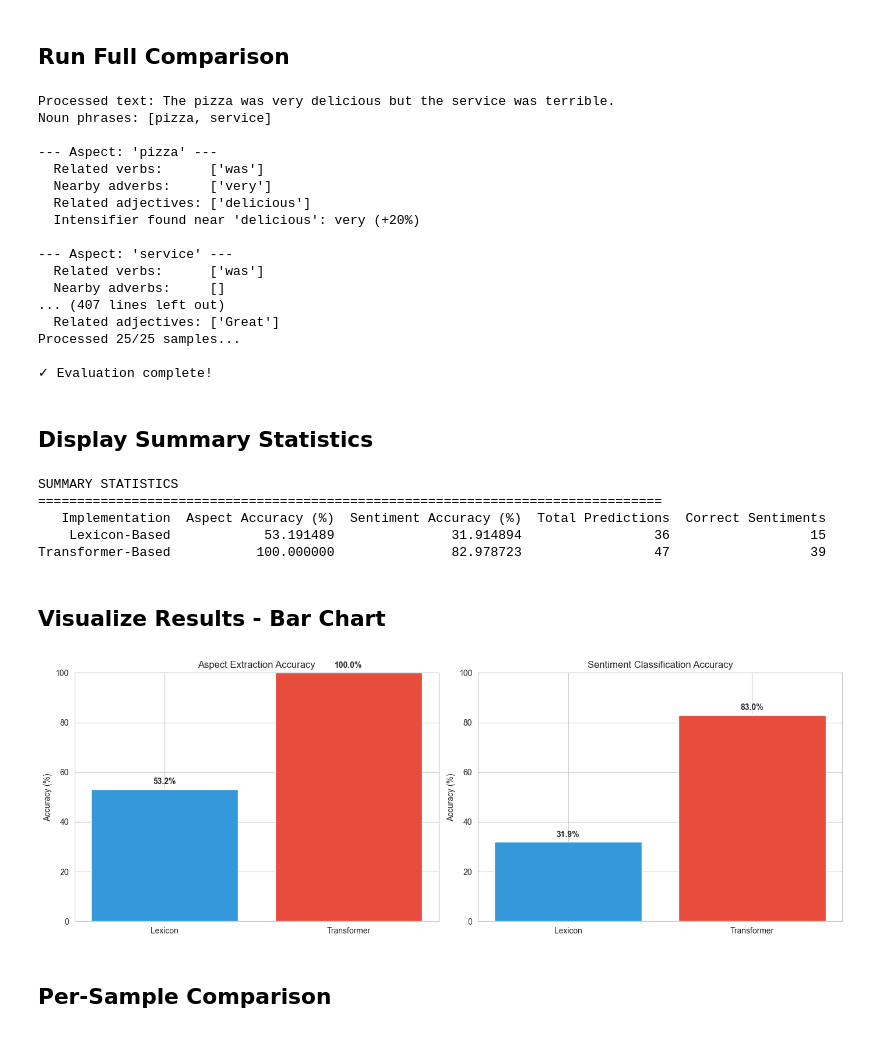
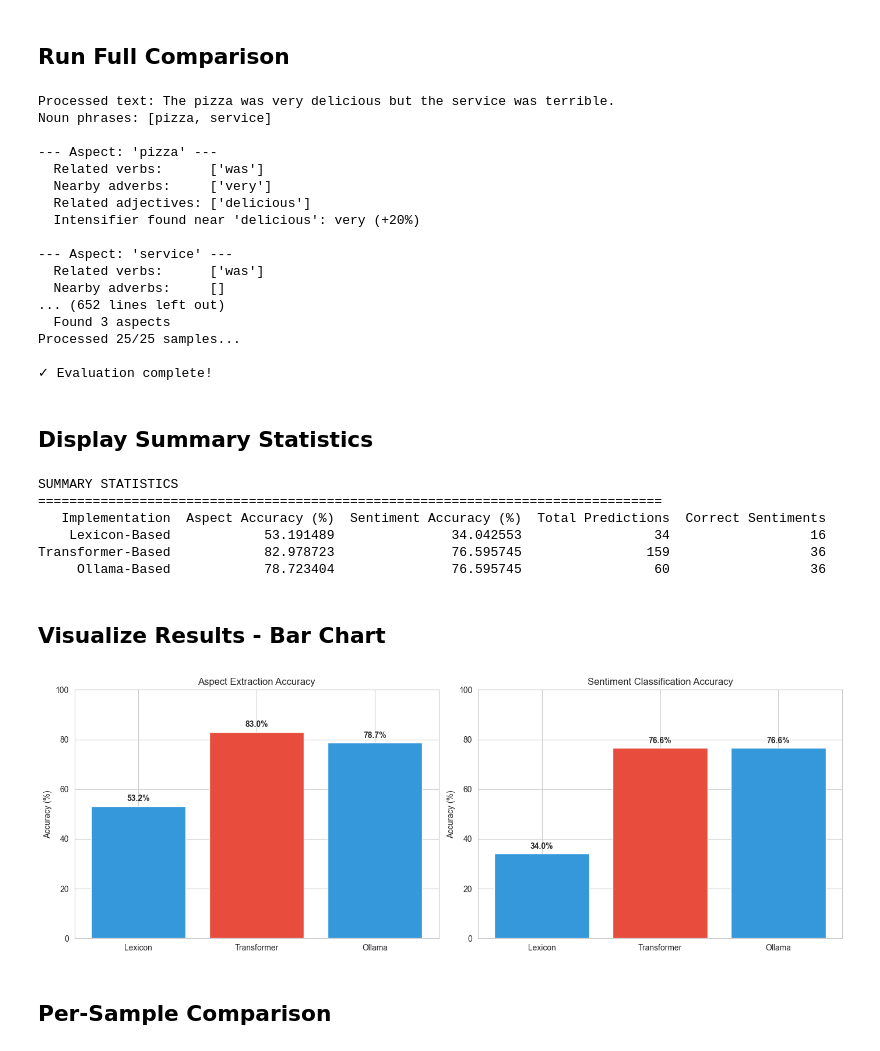
Before and after one commit to AlexandruPrimac/Aspect-Based-Sentiment-Analysis-Project, a Jupyter notebook: notebooks/comparison.ipynb, the cells around one changed output. Drawn from its saved outputs; the diff is of its cells as text; code cells hidden in the pictures.

```diff
--- a/notebooks/comparison.ipynb
+++ b/notebooks/comparison.ipynb
@@ -78,6 +82,14 @@ transformer_results = transformer_analyzer.analyze(text, aspects=expected_aspect
 for r in transformer_results:
     print(f"  {r.aspect:15} → {r.sentiment:10} (confidence: {r.confidence:.3f})")
 
+# --- Ollama-Based ---
+print("\n" + "=" * 60)
+print("Ollama-BASED RESULTS:")
+print("=" * 60)
+ollama_results = ollama_llm_analyzer.analyze(text)
+for r in ollama_results:
+    print(f"  {r.aspect:15} → {r.sentiment:10} (confidence: {r.confidence:.3f})")
+
 # --- Expected ---
 print("\n" + "=" * 60)
 print("EXPECTED RESULTS:")
@@ -125,8 +137,12 @@ def evaluate_results(predictions, expected):
 # Run on all samples
 lexicon_metrics = {'correct_aspects': 0, 'correct_sentiments': 0,
                    'total_expected': 0, 'total_predicted': 0}
+
 transformer_metrics = {'correct_aspects': 0, 'correct_sentiments': 0,
                        'total_expected': 0, 'total_predicted': 0}
+
+ollama_metrics = {'correct_aspects': 0, 'correct_sentiments': 0,
+                  'total_expected': 0, 'total_predicted': 0}
 
 results_list = []
 
@@ -137,17 +153,20 @@ for i, test_case in enumerate(test_data):
 
     # Get predictions
     lex_results = lexicon_analyzer.analyze(text)
-    trans_results = transformer_analyzer.analyze(text, expected_aspects)
+    trans_results = transformer_analyzer.analyze(text)
+    ollama_results = ollama_llm_analyzer.analyze(text)
 
     # Evaluate
     lex_eval = evaluate_results(lex_results, expected)
     trans_eval = evaluate_results(trans_results, expected)
+    ollama_eval = evaluate_results(ollama_results, expected)
 
     # Store results
     results_list.append({
         'text': text,
         'lexicon_correct': lex_eval['correct_sentiments'],
         'transformer_correct': trans_eval['correct_sentiments'],
+        'ollama_correct': ollama_eval['correct_sentiments'],
         'total_aspects': len(expected)
     })
 
@@ -155,6 +174,7 @@ for i, test_case in enumerate(test_data):
     for key in ['correct_aspects', 'correct_sentiments', 'total_expected', 'total_predicted']:
         lexicon_metrics[key] += lex_eval[key]
         transformer_metrics[key] += trans_eval[key]
+        ollama_metrics[key] += ollama_eval[key]
 
     if (i + 1) % 5 == 0:
         print(f"Processed {i + 1}/{len(test_data)} samples...")
@@ -173,8 +193,8 @@ Noun phrases: [pizza, service]
 --- Aspect: 'service' ---
   Related verbs:      ['was']
   Nearby adverbs:     []
-... (407 lines left out)
-  Related adjectives: ['Great']
+... (652 lines left out)
+  Found 3 aspects
 Processed 25/25 samples...
 
 ✓ Evaluation complete!
@@ -188,15 +208,22 @@ lex_sent_acc = lexicon_metrics['correct_sentiments'] / lexicon_metrics['total_ex
 trans_aspect_acc = transformer_metrics['correct_aspects'] / transformer_metrics['total_expected'] * 100
 trans_sent_acc = transformer_metrics['correct_sentiments'] / transformer_metrics['total_expected'] * 100
 
+ollama_aspect_acc = ollama_metrics['correct_aspects'] / ollama_metrics['total_expected'] * 100
+ollama_sent_acc = ollama_metrics['correct_sentiments'] / ollama_metrics['total_expected'] * 100
+
 # Create summary DataFrame
 summary_data = {
-    'Implementation': ['Lexicon-Based', 'Transformer-Based'],
-    'Aspect Accuracy (%)': [lex_aspect_acc, trans_aspect_acc],
-    'Sentiment Accuracy (%)': [lex_sent_acc, trans_sent_acc],
+    'Implementation': ['Lexicon-Based', 'Transformer-Based', 'Ollama-Based'],
+    'Aspect Accuracy (%)': [lex_aspect_acc, trans_aspect_acc, ollama_aspect_acc],
+    'Sentiment Accuracy (%)': [lex_sent_acc, trans_sent_acc, ollama_sent_acc],
+
     'Total Predictions': [lexicon_metrics['total_predicted'],
-                          transformer_metrics['total_predicted']],
+                          transformer_metrics['total_predicted'],
+                          ollama_metrics['total_predicted']],
+
     'Correct Sentiments': [lexicon_metrics['correct_sentiments'],
-                           transformer_metrics['correct_sentiments']]
+                           transformer_metrics['correct_sentiments'],
+                           ollama_metrics['correct_sentiments']]
 }
 
 summary_df = pd.DataFrame(summary_data)
@@ -207,38 +234,39 @@ print(summary_df.to_string(index=False))
 SUMMARY STATISTICS
 ================================================================================
    Implementation  Aspect Accuracy (%)  Sentiment Accuracy (%)  Total Predictions  Correct Sentiments
-    Lexicon-Based            53.191489               31.914894                 36                  15
-Transformer-Based           100.000000               82.978723                 47                  39
+    Lexicon-Based            53.191489               34.042553                 34                  16
+Transformer-Based            82.978723               76.595745                159                  36
+     Ollama-Based            78.723404               76.595745                 60                  36
 # %% [markdown]
 ## Visualize Results - Bar Chart
 # %%
 # Create comparison bar chart
 fig, axes = plt.subplots(1, 2, figsize=(14, 5))
 
 # Aspect Accuracy
-aspects_data = ['Lexicon', 'Transformer']
-aspects_values = [lex_aspect_acc, trans_aspect_acc]
+aspects_data = ['Lexicon', 'Transformer', 'Ollama']
+aspects_values = [lex_aspect_acc, trans_aspect_acc, ollama_aspect_acc]
 axes[0].bar(aspects_data, aspects_values, color=['#3498db', '#e74c3c'])
 axes[0].set_ylabel('Accuracy (%)')
 axes[0].set_title('Aspect Extraction Accuracy')
 axes[0].set_ylim([0, 100])
 for i, v in enumerate(aspects_values):
     axes[0].text(i, v + 2, f'{v:.1f}%', ha='center', fontweight='bold')
 
 # Sentiment Accuracy
-sentiment_data = ['Lexicon', 'Transformer']
-sentiment_values = [lex_sent_acc, trans_sent_acc]
+sentiment_data = ['Lexicon', 'Transformer', 'Ollama']
+sentiment_values = [lex_sent_acc, trans_sent_acc, ollama_sent_acc]
 axes[1].bar(sentiment_data, sentiment_values, color=['#3498db', '#e74c3c'])
 axes[1].set_ylabel('Accuracy (%)')
 axes[1].set_title('Sentiment Classification Accuracy')
 axes[1].set_ylim([0, 100])
 for i, v in enumerate(sentiment_values):
     axes[1].text(i, v + 2, f'{v:.1f}%', ha='center', fontweight='bold')
 
 plt.tight_layout()
 plt.show()
 # %% [output]
-[figure, old version]
+[figure, new version]
 # %% [markdown]
 ## Per-Sample Comparison
 # %%
```
Also changed, not shown: parts of 7 cells of this notebook, 3 other files.
